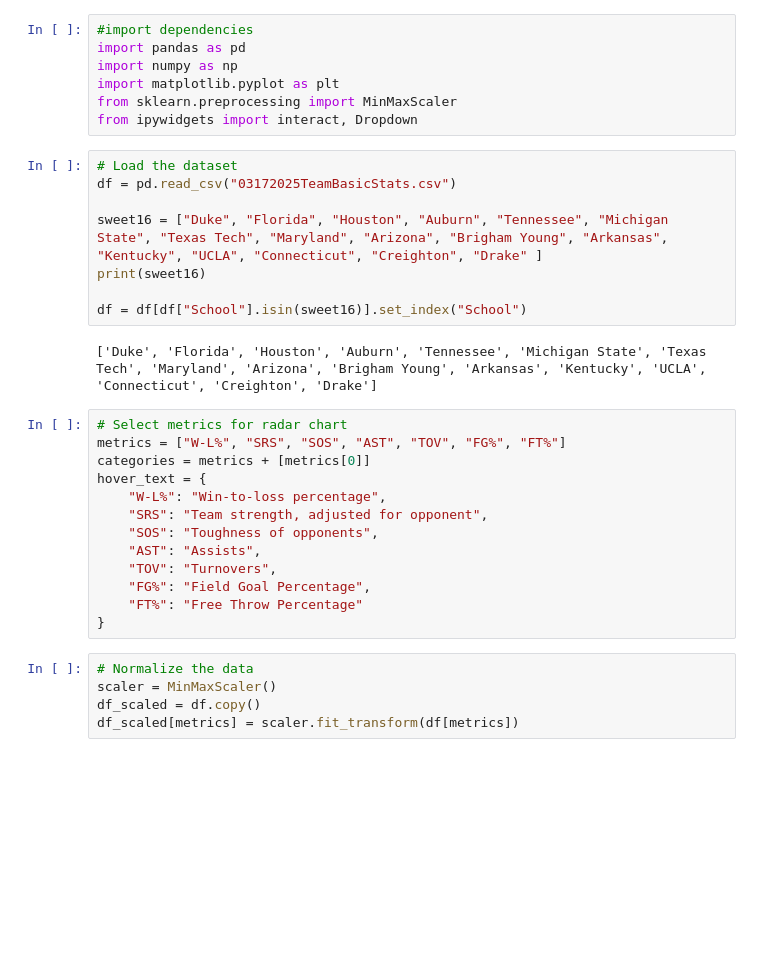
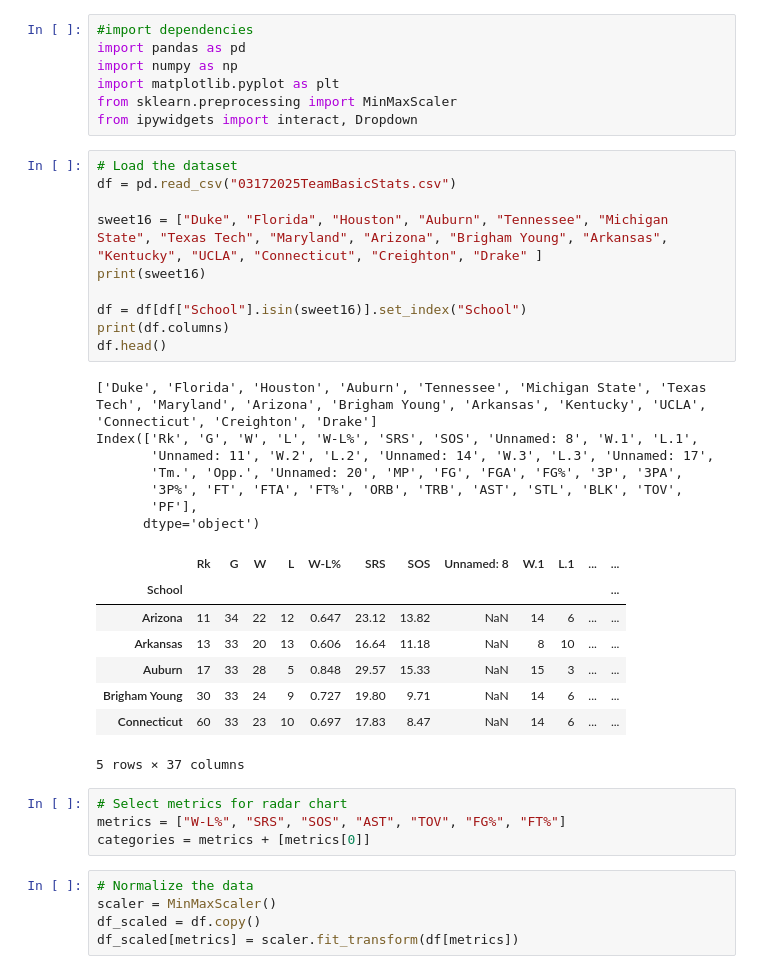
Before and after one commit to Melisa-Hodzic/projectFour, a Jupyter notebook: Team4ProjectRadarcharts.ipynb, the cells around one changed output. Saved outputs shown, nothing was run; the diff lists cells and outputs as text; blank space fills up the shorter version.

```diff
--- a/Team4ProjectRadarcharts.ipynb
+++ b/Team4ProjectRadarcharts.ipynb
@@ -10,26 +10,33 @@ from ipywidgets import interact, Dropdown
 # %%
 # Load the dataset
 df = pd.read_csv("03172025TeamBasicStats.csv")
 
 sweet16 = ["Duke", "Florida", "Houston", "Auburn", "Tennessee", "Michigan State", "Texas Tech", "Maryland", "Arizona", "Brigham Young", "Arkansas", "Kentucky", "UCLA", "Connecticut", "Creighton", "Drake" ]
 print(sweet16)
 
 df = df[df["School"].isin(sweet16)].set_index("School")
+print(df.columns)
+df.head()
 # %% [output]
 ['Duke', 'Florida', 'Houston', 'Auburn', 'Tennessee', 'Michigan State', 'Texas Tech', 'Maryland', 'Arizona', 'Brigham Young', 'Arkansas', 'Kentucky', 'UCLA', 'Connecticut', 'Creighton', 'Drake']
+Index(['Rk', 'G', 'W', 'L', 'W-L%', 'SRS', 'SOS', 'Unnamed: 8', 'W.1', 'L.1',
+       'Unnamed: 11', 'W.2', 'L.2', 'Unnamed: 14', 'W.3', 'L.3', 'Unnamed: 17',
+       'Tm.', 'Opp.', 'Unnamed: 20', 'MP', 'FG', 'FGA', 'FG%', '3P', '3PA',
+       '3P%', 'FT', 'FTA', 'FT%', 'ORB', 'TRB', 'AST', 'STL', 'BLK', 'TOV',
+       'PF'],
+      dtype='object')
+|  | Rk | G | W | L | W-L% | SRS | SOS | Unnamed: 8 | W.1 | L.1 | ... | ... |
+| School |  |  |  |  |  |  |  |  |  |  |  | ... |
+| Arizona | 11 | 34 | 22 | 12 | 0.647 | 23.12 | 13.82 | NaN | 14 | 6 | ... | ... |
+| Arkansas | 13 | 33 | 20 | 13 | 0.606 | 16.64 | 11.18 | NaN | 8 | 10 | ... | ... |
+| Auburn | 17 | 33 | 28 | 5 | 0.848 | 29.57 | 15.33 | NaN | 15 | 3 | ... | ... |
+| Brigham Young | 30 | 33 | 24 | 9 | 0.727 | 19.80 | 9.71 | NaN | 14 | 6 | ... | ... |
+| Connecticut | 60 | 33 | 23 | 10 | 0.697 | 17.83 | 8.47 | NaN | 14 | 6 | ... | ... |
+5 rows × 37 columns
 # %%
 # Select metrics for radar chart
 metrics = ["W-L%", "SRS", "SOS", "AST", "TOV", "FG%", "FT%"]
 categories = metrics + [metrics[0]]
-hover_text = {
-    "W-L%": "Win-to-loss percentage",
-    "SRS": "Team strength, adjusted for opponent",
-    "SOS": "Toughness of opponents",
-    "AST": "Assists",
-    "TOV": "Turnovers",
-    "FG%": "Field Goal Percentage",
-    "FT%": "Free Throw Percentage"
-}
 # %%
 # Normalize the data
 scaler = MinMaxScaler()
```
